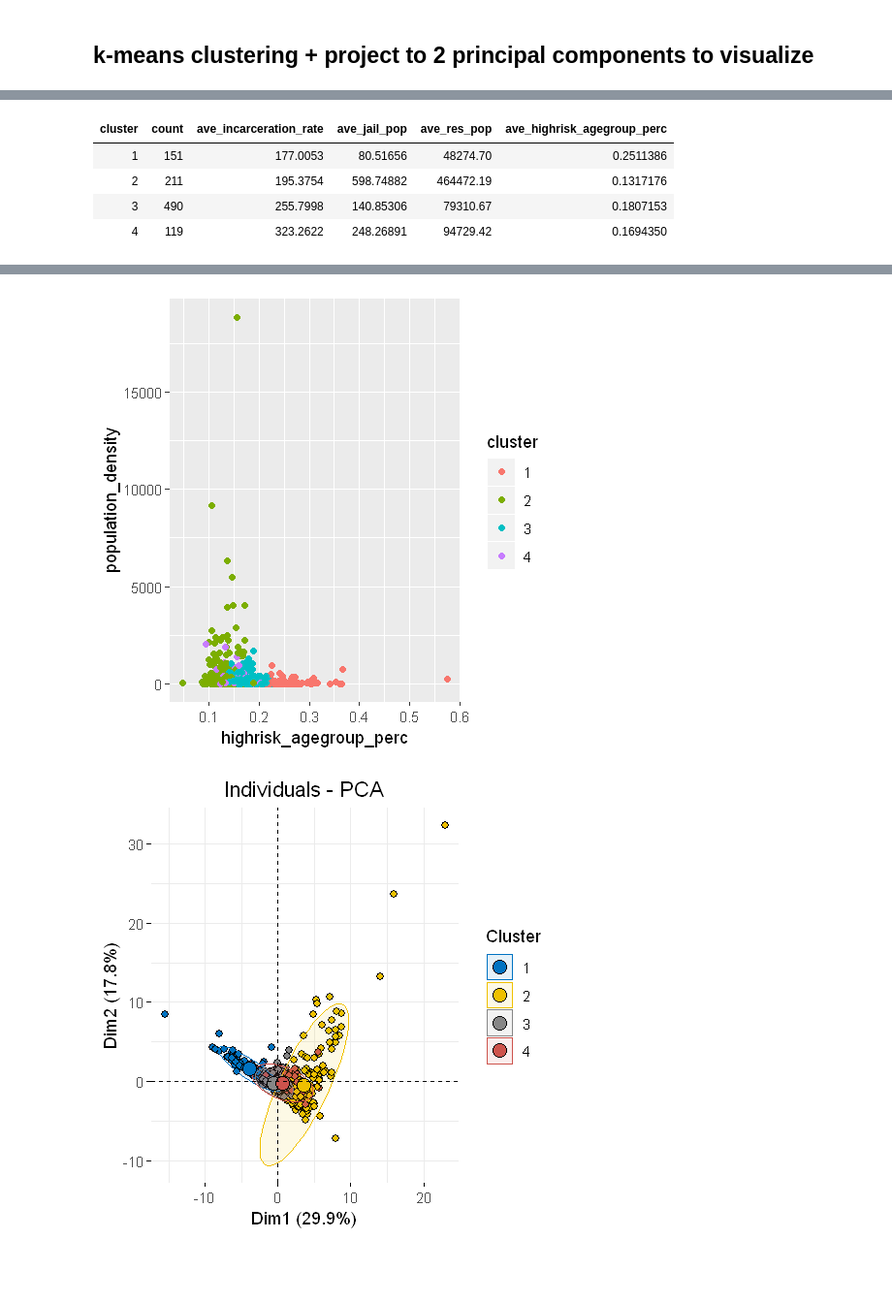
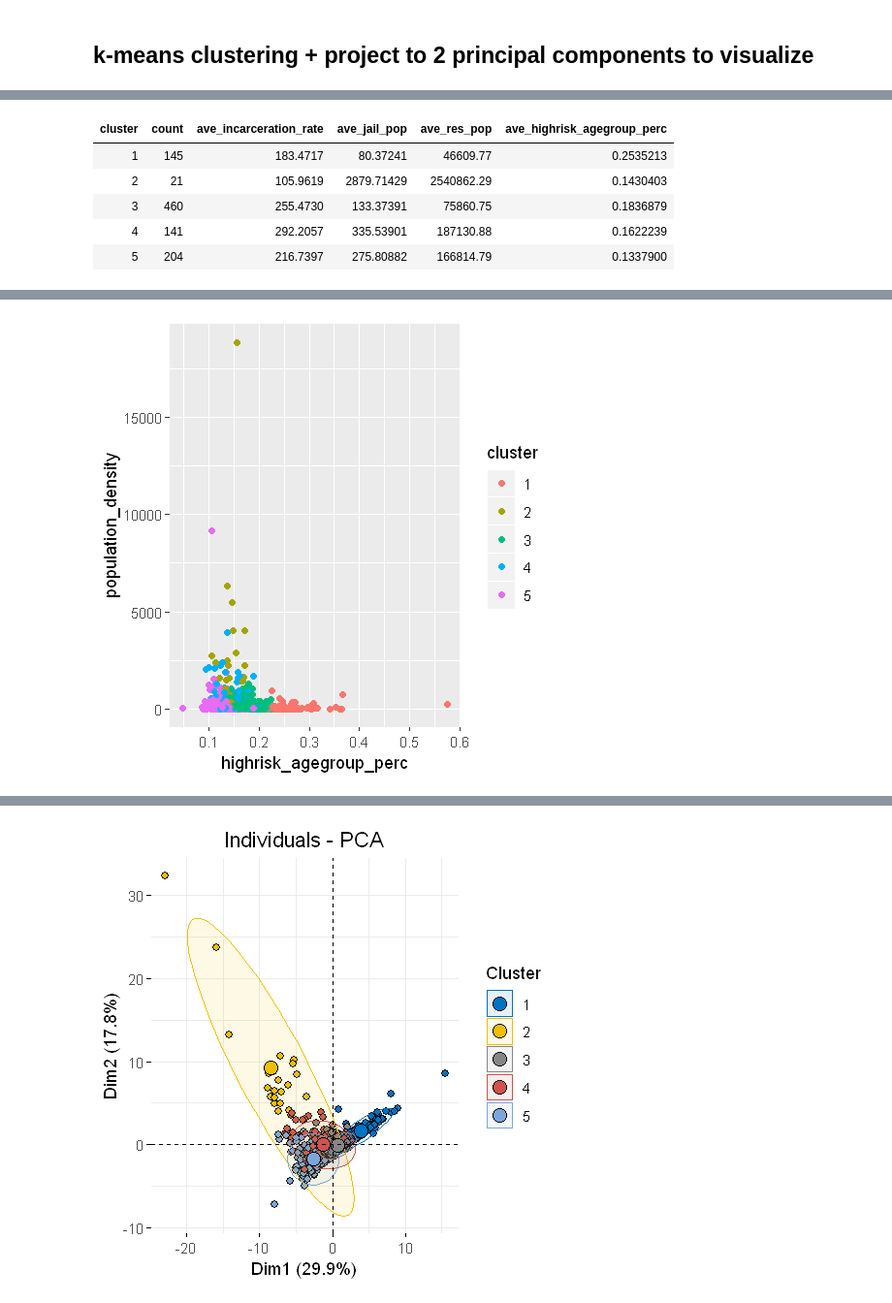
Before and after one commit to bhawna759/MIT_COVID-19_Datathon, a Jupyter notebook: county_demographics_clusters.ipynb, the cells around one changed output, grey strips where cells are left out. Shown at 97% size. Saved outputs shown, nothing was run; the diff lists cells and outputs as text; code cells hidden in the pictures; blank space fills up the shorter version.

Commit message:
saved figures

```diff
--- a/county_demographics_clusters.ipynb
+++ b/county_demographics_clusters.ipynb
@@ -159,9 +276,8 @@ Warning message:
 # %%
-# k means
-# k = 3
+# k = 4
 
 selected_column_indices <- c(4:8,10:31)
-num_clusters <- 3 #try some number
+num_clusters <- 4 #try some number
 
 jail_county_demographics_filtered_df_dropna <- drop_na(jail_county_demographics_filtered_df)
 
@@ -193,5 +309,25 @@ jail_county_demographics_filtered_df_dropna %>%
              ave_incarceration_rate = mean(jail_incarceration_rate_per_100k),
              ave_res_pop = mean(resident_population),
              ave_highrisk_agegroup_perc = mean(highrisk_agegroup_perc))
+
+#pca
+data <- jail_county_demographics_filtered_df_dropna
+#pca <- prcomp(data[ , selected_column_indices], center = TRUE, scale = TRUE)
+#summary(pca)
+
+# principal components + clusters
+plot <- fviz_pca_ind(pca, geom.ind = "point", pointshape = 21,
+             pointsize = 2,
+             fill.ind = data$cluster,
+             col.ind = "black",
+             palette = "jco",
+             addEllipses = TRUE,
+             label = "var",
+             col.var = "black",
+             repel = TRUE,
+             legend.title = "Cluster") +
+  theme(plot.title = element_text(hjust = 0.5))
+plot
+#ggsave('4clusterpca.png', plot)
 # %% [output]
 | cluster | count | ave_incarceration_rate | ave_jail_pop | ave_res_pop | ave_highrisk_agegroup_perc |
@@ -271,12 +357,10 @@ Cumulative Proportion  0.99986 1.00000 1.000000 1.00e+00 1.000e+00 1.000e+00
 # %%
-# k = 4
+# k = 5
 
 selected_column_indices <- c(4:8,10:31)
-num_clusters <- 4 #try some number
+num_clusters <- 5
 
 jail_county_demographics_filtered_df_dropna <- drop_na(jail_county_demographics_filtered_df)
-
-#opt_k <- fviz_nbclust(jail_county_demographics_filtered_df_dropna[ , selected_column_indices], kmeans, method = "gap_stat")
 
 set.seed(42)
 km <- kmeans(scale(jail_county_demographics_filtered_df_dropna[ , selected_column_indices]), num_clusters )
@@ -307,13 +391,10 @@ jail_county_demographics_filtered_df_dropna %>%
 
 #pca
 data <- jail_county_demographics_filtered_df_dropna
-selected_column_indices <- c(4:8,10:31)
-
-pca <- prcomp(data[ , selected_column_indices], center = TRUE, scale = TRUE)
-summary(pca)
+#pca <- prcomp(data[ , selected_column_indices], center = TRUE, scale = TRUE)
 
 # principal components + clusters
-fviz_pca_ind(pca, geom.ind = "point", pointshape = 21,
+plot <- fviz_pca_ind(pca, geom.ind = "point", pointshape = 21,
              pointsize = 2,
              fill.ind = data$cluster,
              col.ind = "black",
@@ -324,10 +405,13 @@ fviz_pca_ind(pca, geom.ind = "point", pointshape = 21,
              repel = TRUE,
              legend.title = "Cluster") +
   theme(plot.title = element_text(hjust = 0.5))
+plot
+#ggsave('5clusterpca.png', plot)
 # %% [output]
 | cluster | count | ave_incarceration_rate | ave_jail_pop | ave_res_pop | ave_highrisk_agegroup_perc |
-| 1 | 151 | 177.0053 | 80.51656 | 48274.70 | 0.2511386 |
-| 2 | 211 | 195.3754 | 598.74882 | 464472.19 | 0.1317176 |
-| 3 | 490 | 255.7998 | 140.85306 | 79310.67 | 0.1807153 |
-| 4 | 119 | 323.2622 | 248.26891 | 94729.42 | 0.1694350 |
+| 1 | 145 | 183.4717 | 80.37241 | 46609.77 | 0.2535213 |
+| 2 | 21 | 105.9619 | 2879.71429 | 2540862.29 | 0.1430403 |
+| 3 | 460 | 255.4730 | 133.37391 | 75860.75 | 0.1836879 |
+| 4 | 141 | 292.2057 | 335.53901 | 187130.88 | 0.1622239 |
+| 5 | 204 | 216.7397 | 275.80882 | 166814.79 | 0.1337900 |
 | cluster | urbanicity | count | ave_incarceration_rate | ave_res_pop | ave_highrisk_agegroup_perc |
@@ -348,0 +434 @@ fviz_pca_ind(pca, geom.ind = "point", pointshape = 21,
+[figure, new version]
@@ -366,2 +436 @@ Cumulative Proportion  0.99986 1.00000 1.000000 1.000e+00 1.000e+00 1.000e+00
-[figure, old version]
-[figure, old version]
+[figure, new version]
```
Also changed, not shown: parts of 11 cells of this notebook, 3 other files.
